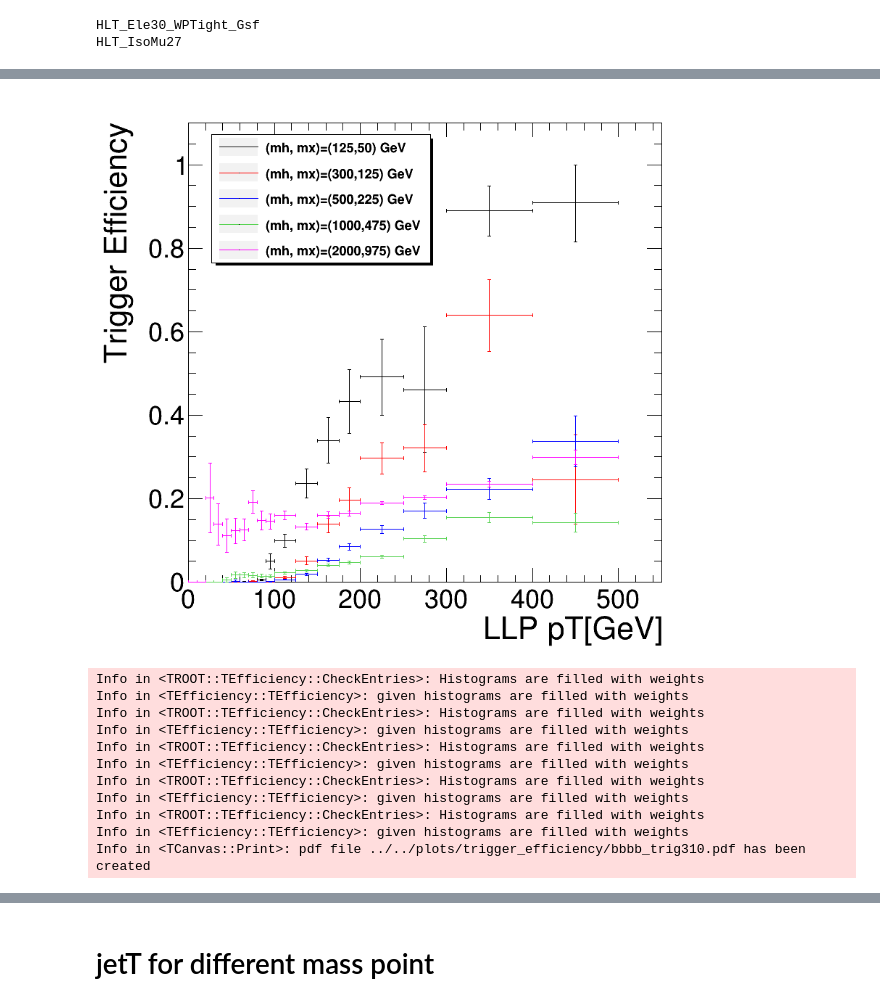
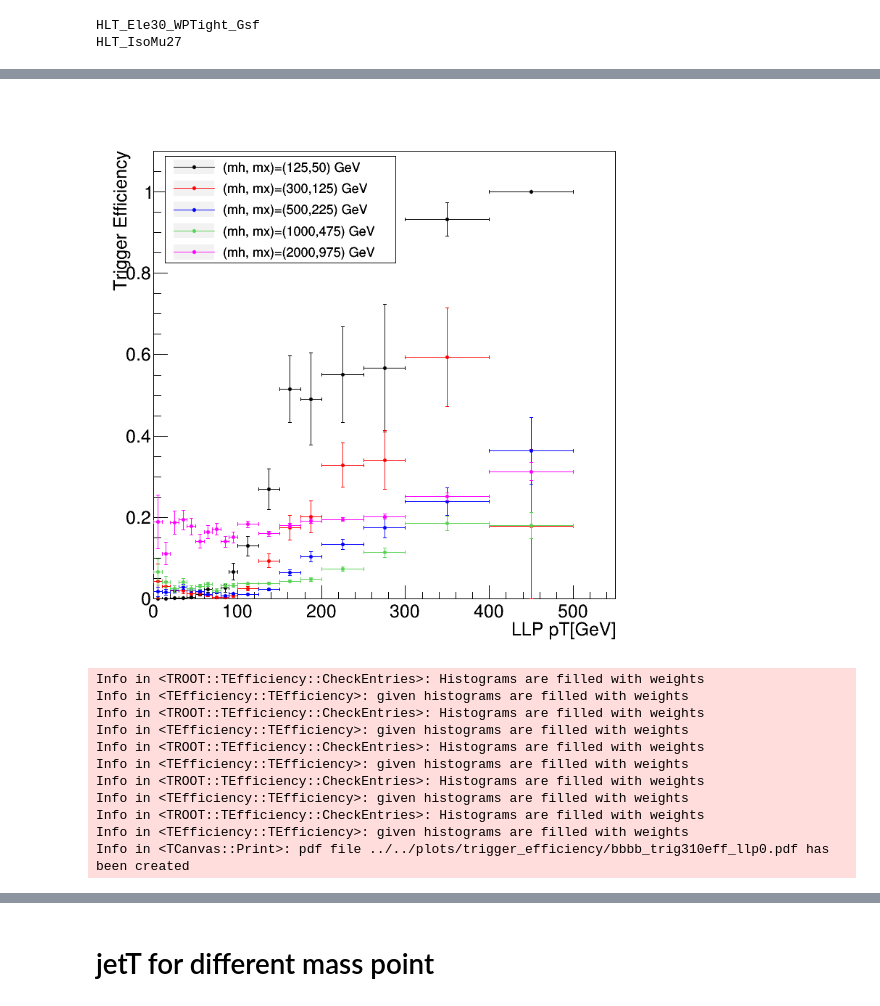
Before and after one commit to cms-lpc-llp/delayed_jet_analyzer, a Jupyter notebook: plot_scripts/trigger_studies/overall_efficiency_plot.ipynb, the cells around one changed output, grey strips where cells are left out. Drawn from its saved outputs; the diff is of its cells as text; code cells hidden in the pictures.

Commit message:
added hlt_2016 & trigger studies

```diff
--- a/plot_scripts/trigger_studies/overall_efficiency_plot.ipynb
+++ b/plot_scripts/trigger_studies/overall_efficiency_plot.ipynb
@@ -85,6 +87,7 @@ both_llp = {}
 higgs_pt = {}
 llp_pt = OrderedDict()
 weight = {}
+pfmet = OrderedDict()
 for k,T in tree.items():
     gParticleId = T['gParticleId'].array()
     gParticleMotherIndex = T['gParticleMotherIndex'].array()
@@ -96,17 +99,19 @@ for k,T in tree.items():
     hlt = T['HLTDecision'].array()
     mcweight = T['weight'].array()
     nEvents = len(T['eventNum'].array())
+    pfmet[k] = T['pfMetPt'].array()
 
     mu_bool[k] = []
     ele_bool[k] = []
     both_llp[k] = []
-    llp_pt[k] = []
+    llp_pt[k] = np.zeros((nEvents,2))
     higgs_pt[k] = []
     trigger_decision[k] = {}
     for tr in trigger_paths:
         trigger_decision[k][tr] = []
 
     for i in range(nEvents):
+
         higgs_vec = rt.TLorentzVector()
         llp1_vec = rt.TLorentzVector()
         llp2_vec = rt.TLorentzVector()
@@ -118,8 +123,8 @@ for k,T in tree.items():
                 llp1_vec += temp
             else:
                 llp2_vec += temp
-        llp_pt[k].append(max(llp1_vec.Pt(),llp2_vec.Pt()))
-        both_llp[k].append((llp1_vec.Pt()+llp2_vec.Pt())/2.)
+#         llp_pt[k].append(max(llp1_vec.Pt(),llp2_vec.Pt()))
+        llp_pt[k][i] = [llp1_vec.Pt(),llp2_vec.Pt()]
         higgs_pt[k].append(higgs_vec.Pt())
         for tr in trigger_paths:
             trigger_decision[k][tr].append(hlt[i][tr])
@@ -165,26 +174,31 @@ legend = {
 #     'mh125_noisr':"(mh, mx)=(125,50) GeV, no ISR",
 # }
 # %%
-# Plotting Reco Time
+# Plotting PFMET
 c = rt.TCanvas('c','c', 800, 800)
 h = {}
 # leg = rt.TLegend(0.50,0.75,0.97,0.93)
 leg = rt.TLegend(0.45,0.75,0.97,0.93)
 
 leg.SetTextSize(0.025)
-condition = ele_bool
 i = 0
-for k,v in llp_pt.items():
+for k,v in pfmet.items():
 #     if k[:5]=='mh125':
     if not k == 'mh125_noisr':
-        h[k] = create_TH1D( v, axis_title=['LLP pT [GeV]', 'events'], name=k, binning=[40,0,500],weights = weight[k])
+        h[k] = create_TH1D( v, axis_title=['PFMET[GeV]', 'fraction of LLPs'], name=k, binning=[40,0,400],weights = weight[k])
         leg.AddEntry(h[k],legend[k])
+        h[k].SetMarkerColor(std_color_list[i])
         h[k].SetLineColor(std_color_list[i])
+        h[k].GetYaxis().SetTitleOffset(1.5)
+
         h[k].DrawNormalized('same')
         i+=1
 leg.Draw()
 # c.SetLogy()
 c.Draw()
 # c.SaveAs("../../plots/trigger_efficiency/llppt_isr_mh125.pdf")
-c.SaveAs("../../plots/trigger_efficiency/bbbb_llppt.pdf")
+if bbbb ==1 :
+    c.SaveAs("../../plots/trigger_efficiency/bbbb_pfmet.pdf")
+else:
+    c.SaveAs("../../plots/trigger_efficiency/metbb_pfmet.pdf")
 # %% [output]
@@ -209,43 +289,51 @@ c.SaveAs("../../plots/trigger_efficiency/higgs_pt_allmode.pdf")
 # efficiency vs LLP pt
 c = rt.TCanvas('c','c', 800, 800)
 # leg = rt.TLegend(0.47,0.20,0.95,0.43)
-leg = rt.TLegend(0.20,0.70,0.58,0.93)
+# leg = rt.TLegend(0.50,0.12,0.88,0.33)
+leg = rt.TLegend(0.12,0.70,0.52,0.89)
 
 leg.SetTextSize(0.025)
 pEff = {}
 # condition = np.logical_or(ele_bool,mu_bool)
 # condition = np.ones(llp_pt.shape, dtype=int)
 
 xaxis_title = 'LLP pT[GeV]'
 # bins = [0,10,20,30,40,50,60,70,80,90,100,150,200,250]
 # bins = [0,20,40,60,80,100,125,150,175,200,250,300]
 bins = [0,10,20,30,40,50,60,70,80,90,100,125,150,175,200,250,300,400,500]
 # bins = [50,0,500]
 i = 0
+llp_index = 0
 for k,v in llp_pt.items():
 #     if k[:5]=='mh125':
     if not k == 'mh125_noisr':
         trig = trigger_decision[k][310]
-        hm = create_TH1D(v, k, axis_title = [xaxis_title,'Trigger Efficiency'], binning=bins,weights = weight[k]*trig)
-        hb = create_TH1D(v, k, axis_title = [xaxis_title,'Trigger Efficiency'], binning=bins,weights = weight[k])
+
+        hm = create_TH1D(v[:,llp_index], k, axis_title = [xaxis_title,'Trigger Efficiency'], binning=bins,weights = weight[k]*trig)
+        hb = create_TH1D(v[:,llp_index], k, axis_title = [xaxis_title,'Trigger Efficiency'], binning=bins,weights = weight[k])
         pEff[k] = rt.TEfficiency(hm,hb)
         pEff[k].SetLineColor(std_color_list[i])
+        pEff[k].SetMarkerColor(std_color_list[i])
+
         leg.AddEntry(pEff[k],legend[k])
         if i == 0:
             pEff[k].Draw('')
         else:
             pEff[k].Draw('same')
         i += 1
 
 
 leg.Draw()
 c.Draw()
+pEff['mh125'].GetPaintedGraph().GetYaxis().SetTitleOffset(1.5)
 pEff['mh2000'].GetPaintedGraph().GetYaxis().SetRangeUser(0,2)
-c.SaveAs("../../plots/trigger_efficiency/bbbb_trig310.pdf")
-
+if bbbb ==1 :
+    c.SaveAs("../../plots/trigger_efficiency/bbbb_trig310eff_llp"+str(llp_index)+".pdf")
+else:
+    c.SaveAs("../../plots/trigger_efficiency/metbb_trig310eff_llp"+str(llp_index)+".pdf")
 # print(weight[mu_bool]*trigger_decision[tr][mu_bool])
 # %% [output]
-[figure, old version]
+[figure, new version]
 Info in <TROOT::TEfficiency::CheckEntries>: Histograms are filled with weights
 Info in <TEfficiency::TEfficiency>: given histograms are filled with weights
 Info in <TROOT::TEfficiency::CheckEntries>: Histograms are filled with weights
@@ -256,7 +344,7 @@ Info in <TROOT::TEfficiency::CheckEntries>: Histograms are filled with weights
 Info in <TEfficiency::TEfficiency>: given histograms are filled with weights
 Info in <TROOT::TEfficiency::CheckEntries>: Histograms are filled with weights
 Info in <TEfficiency::TEfficiency>: given histograms are filled with weights
-Info in <TCanvas::Print>: pdf file ../../plots/trigger_efficiency/bbbb_trig310.pdf has been created
+Info in <TCanvas::Print>: pdf file ../../plots/trigger_efficiency/bbbb_trig310eff_llp0.pdf has been created
 # %%
 # efficiency vs LLP pt
 c = rt.TCanvas('c','c', 800, 800)
```
Also changed, not shown: parts of 10 cells of this notebook, 8 other files.
